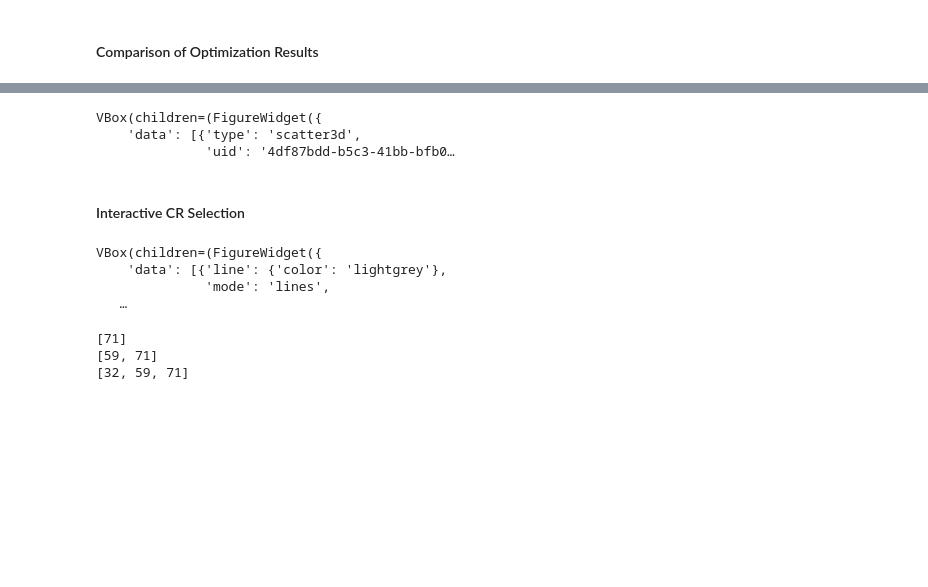
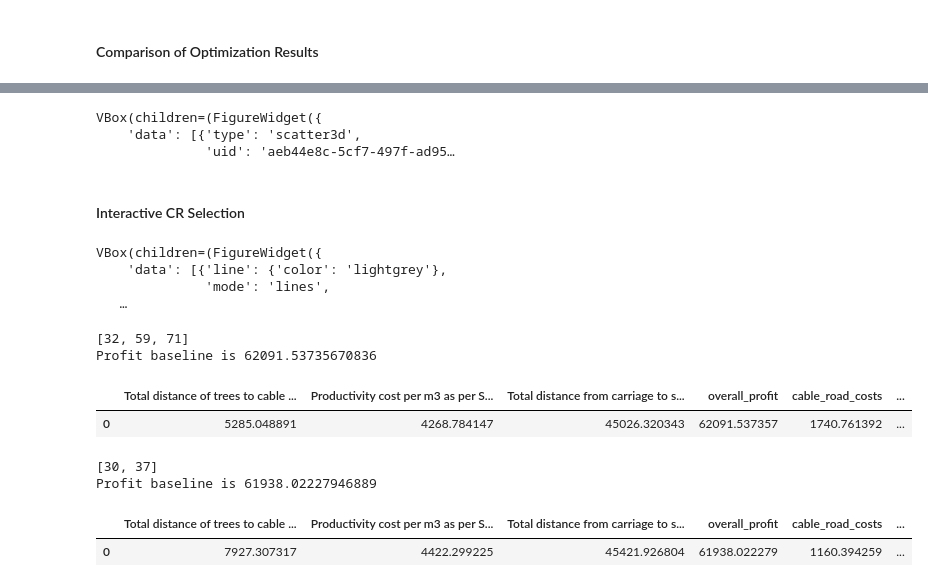
Before and after one commit to werzum/multi_objective_layout_optimization, a Jupyter notebook: 01_Notebooks/optimization.ipynb, the cells around one changed output, grey strips where cells are left out. Cells and saved outputs as stored; diff of their text form; code cells hidden in the pictures; blank space fills up the shorter version.

Commit message:
Add crude computation of expert layout cost

```diff
--- a/01_Notebooks/optimization.ipynb
+++ b/01_Notebooks/optimization.ipynb
@@ -444,18 +443,17 @@ from ipywidgets import VBox
 f = go.FigureWidget(
     go.Scatter3d(
         x=results_df["sideways_slope_deviations"],
-        y=results_df["steep_downhill_segments"],
+        y=results_df["bad_ergonomics_distance"],
         z=results_df["overall_profit"],
     )
 )
-
 
 f.update_layout(
     width=1200,
     height=800,
     title="Pareto Frontier",
     xaxis_title="Sideways slope deviations",
-    yaxis_title="Steep downhill segments",
+    yaxis_title="bad_ergonomics_distance",
     scene_zaxis_title="Overall profit",
 )
 
@@ -486,7 +484,7 @@ VBox((f, t))
 # %% [output]
 VBox(children=(FigureWidget({
     'data': [{'type': 'scatter3d',
-              'uid': '4df87bdd-b5c3-41bb-bfb0…
+              'uid': 'aeb44e8c-5cf7-497f-ad95…
 # %% [markdown]
 #### Interactive CR Selection
 # %%
@@ -546,7 +544,7 @@ def selection_fn(trace, points, selector):
         # set the dataframe rows to show only these CRs
         t.data[0].cells.values = [df[df.index.isin(active_traces_names)]]
         # and update the dataframe showing the computed costs
-        c.data[0].cells.values = update_layout_cost_df(active_traces_names)
+        c.data[0].cells.values, test = update_layout_cost_df(active_traces_names)
 
 
 # add the onclick function to all traces
@@ -604,6 +602,7 @@ def update_layout_cost_df(indices):
         productivity_cost_overall,
         line_cost,
         63025 - productivity_cost_overall,
+        tree_to_line_assignment,
     ]
 
 
@@ -614,6 +613,63 @@ VBox(children=(FigureWidget({
     'data': [{'line': {'color': 'lightgrey'},
               'mode': 'lines',
    …
-[71]
-[59, 71]
-[32, 59, 71]
+# %%
+reload(plotting_2d)
+
+## Computing cost of Christophs layout
+
+selected_lines = [32, 59, 71]
+a, b, c, d, e = update_layout_cost_df(selected_lines)
+
+fac2cli = [[] for i in range(len(line_gdf))]
+for index, val in enumerate(e):
+    fac2cli[selected_lines[val]].append(index)
+
+expert_df_1 = plotting_2d.expert_results_extraction(
+    fac2cli,
+    line_gdf,
+    sample_model.aij,
+    distance_carriage_support,
+    sample_model.productivity_cost,
+    tree_volumes_list,
+    sample_model.sideways_slope_deviations_per_cable_road,
+    sample_model.ergonomic_penalty_lateral_distances,
+    "expert_layout",
+)
+
+expert_df_1
+# %% [output]
+[32, 59, 71]
+Profit baseline is 62091.53735670836
+|  | Total distance of trees to cable ... | Productivity cost per m3 as per S... | Total distance from carriage to s... | overall_profit | cable_road_costs | ... |
+| 0 | 5285.048891 | 4268.784147 | 45026.320343 | 62091.537357 | 1740.761392 | ... |
+# %%
+reload(plotting_2d)
+
+## Computing cost of Christophs layout
+
+selected_lines = [30, 37]
+a, b, c, d, e = update_layout_cost_df(selected_lines)
+
+fac2cli = [[] for i in range(len(line_gdf))]
+for index, val in enumerate(e):
+    fac2cli[selected_lines[val]].append(index)
+
+expert_df_2 = plotting_2d.expert_results_extraction(
+    fac2cli,
+    line_gdf,
+    sample_model.aij,
+    distance_carriage_support,
+    sample_model.productivity_cost,
+    tree_volumes_list,
+    sample_model.sideways_slope_deviations_per_cable_road,
+    sample_model.ergonomic_penalty_lateral_distances,
+    "expert_layout",
+)
+
+expert_df_2
+# %% [output]
+[30, 37]
+Profit baseline is 61938.02227946889
+|  | Total distance of trees to cable ... | Productivity cost per m3 as per S... | Total distance from carriage to s... | overall_profit | cable_road_costs | ... |
+| 0 | 7927.307317 | 4422.299225 | 45421.926804 | 61938.022279 | 1160.394259 | ... |
```
Also changed, not shown: parts of 5 cells of this notebook, 1 other file.
